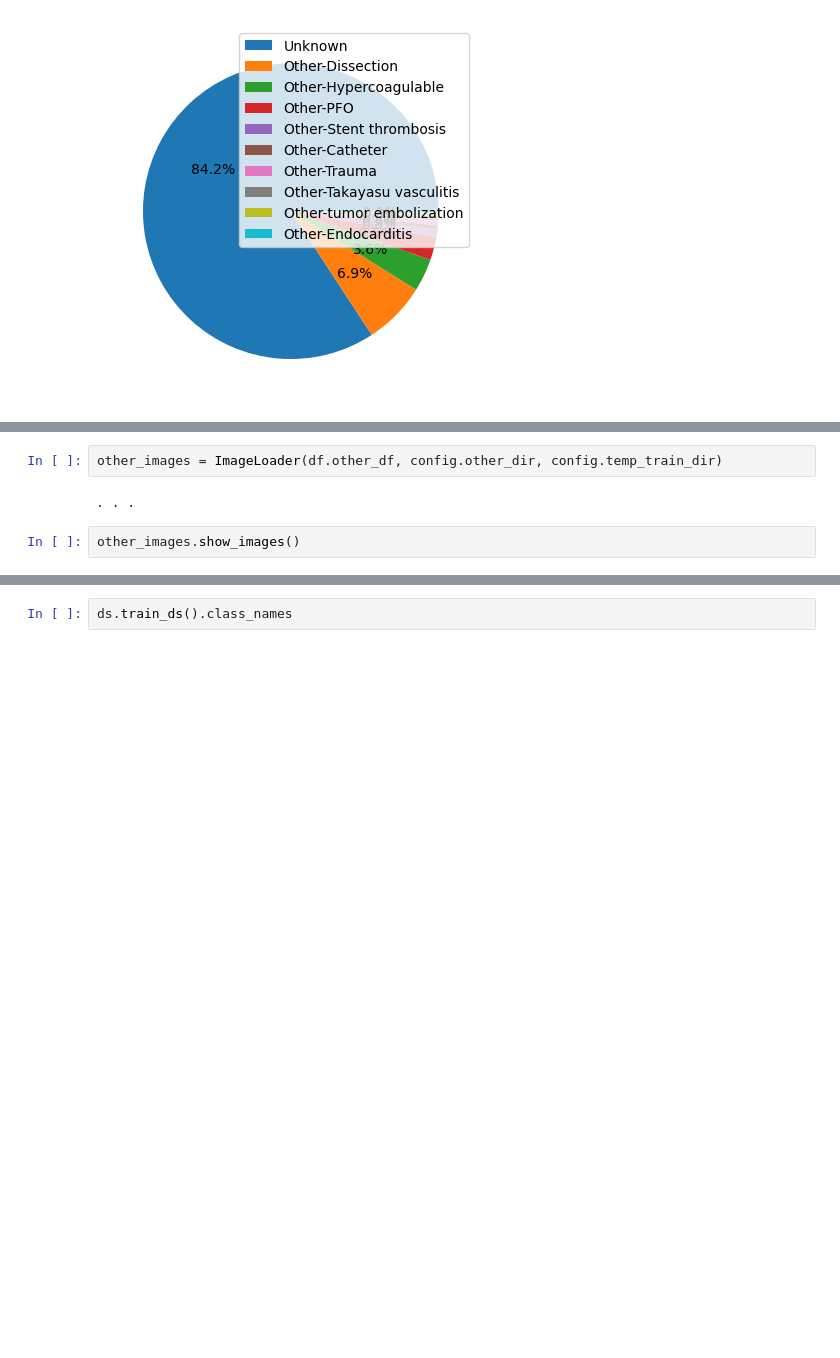
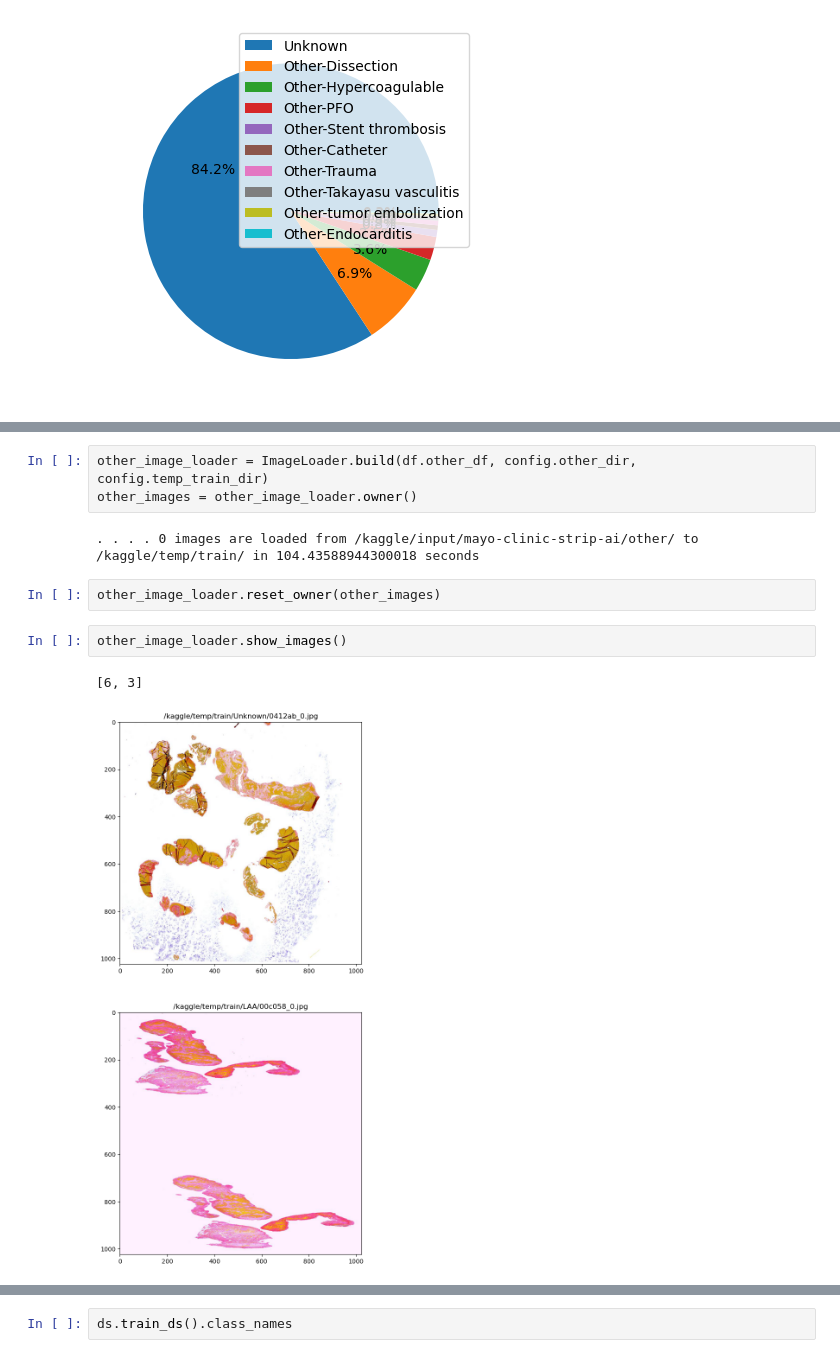
Before and after one commit to Lorby04/msds, a Jupyter notebook: dl/week6/strip-ai-with-resnet-cnn.ipynb, the cells around one changed output, grey strips where cells are left out. Saved outputs shown, nothing was run; the diff lists cells and outputs as text; blank space fills up the shorter version.

Commit message:
Kaggle Notebook | Strip-AI with ResNet CNN | Version 3

```diff
--- a/dl/week6/strip-ai-with-resnet-cnn.ipynb
+++ b/dl/week6/strip-ai-with-resnet-cnn.ipynb
@@ -593,8 +714,14 @@ train_images.show_images()
 [3, 0]
 [figure]
 # %%
-other_images = ImageLoader(df.other_df, config.other_dir, config.temp_train_dir)
+other_image_loader = ImageLoader.build(df.other_df, config.other_dir, config.temp_train_dir)
+other_images = other_image_loader.owner()
 # %% [output]
-. . .
+. . . . 0 images are loaded from /kaggle/input/mayo-clinic-strip-ai/other/ to /kaggle/temp/train/ in 104.43588944300018 seconds
+# %%
+other_image_loader.reset_owner(other_images)
 # %%
-other_images.show_images()
+other_image_loader.show_images()
+# %% [output]
+[6, 3]
+[figure, added]
```
Also changed, not shown: parts of 25 cells of this notebook.
